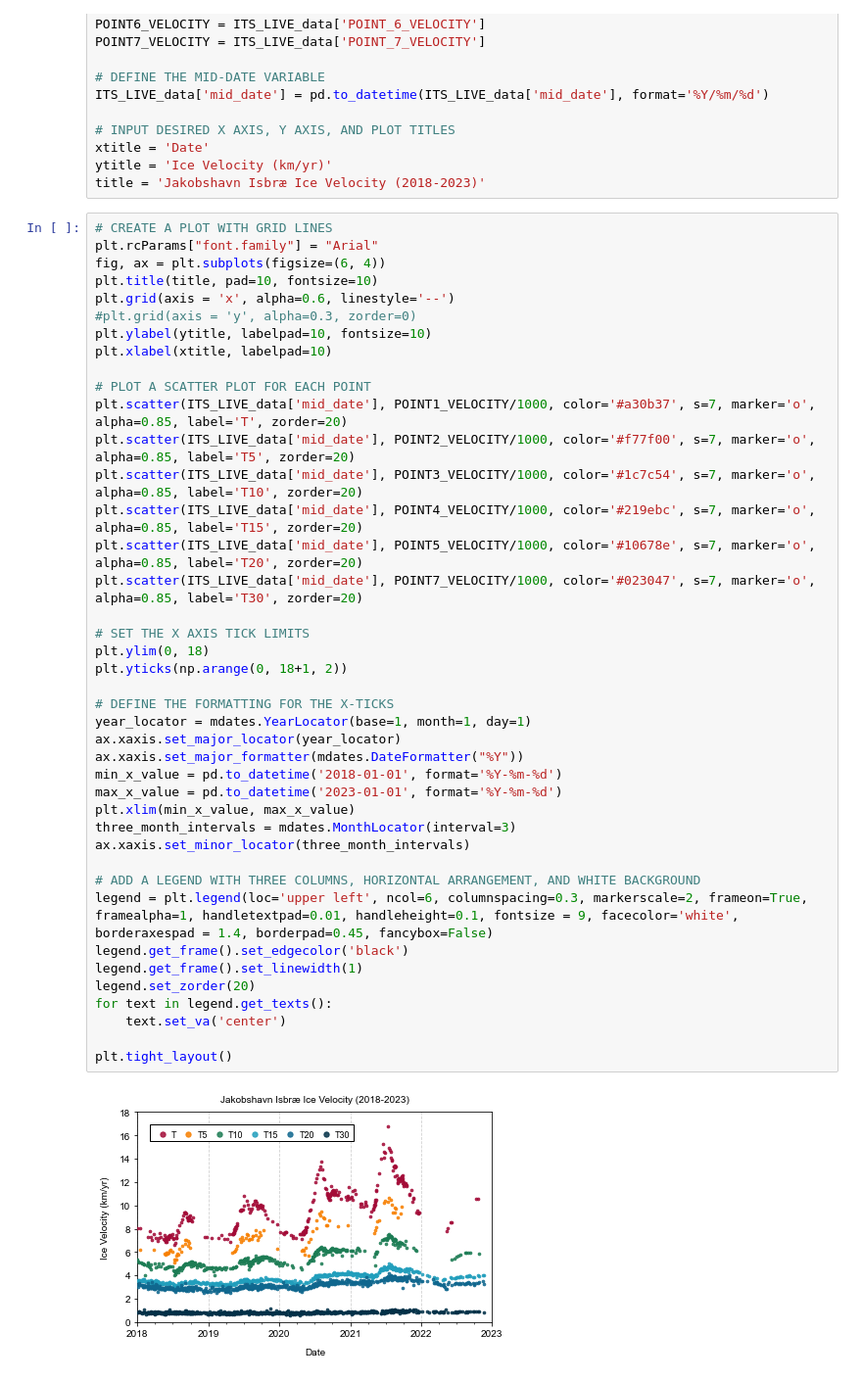
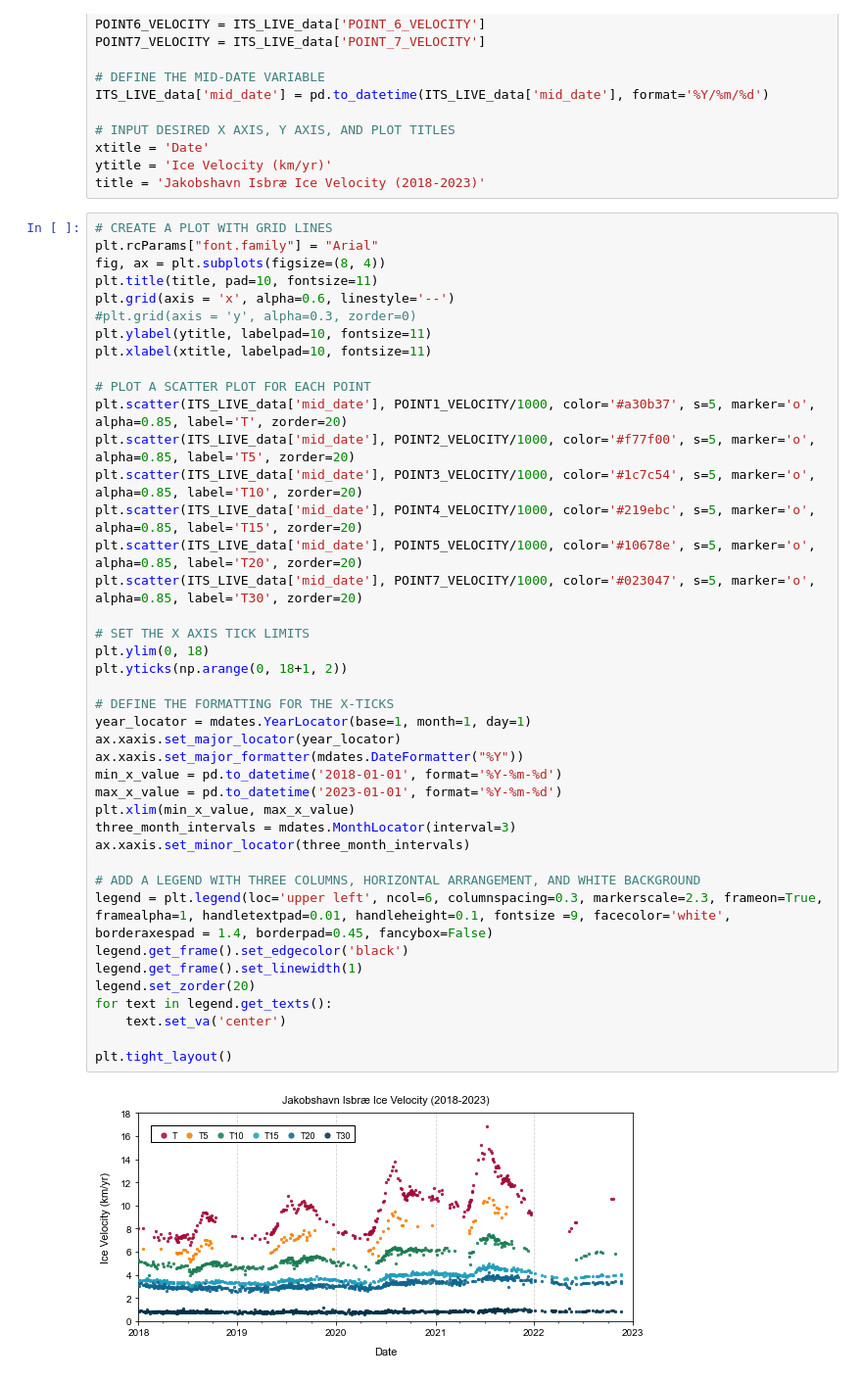
Before and after one commit to hannahpicton/jakobshavn_isbrae, a Jupyter notebook: ice_velocity_plot.ipynb, the cells around one changed output. Shown at 98% size. Cells and saved outputs as stored; diff of their text form.

Commit message:
updated ice velocity plot

```diff
--- a/ice_velocity_plot.ipynb
+++ b/ice_velocity_plot.ipynb
@@ -32,43 +32,43 @@ title = 'Jakobshavn Isbræ Ice Velocity (2018-2023)'
 # %%
 # CREATE A PLOT WITH GRID LINES
 plt.rcParams["font.family"] = "Arial"
-fig, ax = plt.subplots(figsize=(6, 4))
-plt.title(title, pad=10, fontsize=10)
+fig, ax = plt.subplots(figsize=(8, 4))
+plt.title(title, pad=10, fontsize=11)
 plt.grid(axis = 'x', alpha=0.6, linestyle='--')
 #plt.grid(axis = 'y', alpha=0.3, zorder=0)
-plt.ylabel(ytitle, labelpad=10, fontsize=10)
-plt.xlabel(xtitle, labelpad=10)
+plt.ylabel(ytitle, labelpad=10, fontsize=11)
+plt.xlabel(xtitle, labelpad=10, fontsize=11)
 
 # PLOT A SCATTER PLOT FOR EACH POINT
-plt.scatter(ITS_LIVE_data['mid_date'], POINT1_VELOCITY/1000, color='#a30b37', s=7, marker='o', alpha=0.85, label='T', zorder=20)
-plt.scatter(ITS_LIVE_data['mid_date'], POINT2_VELOCITY/1000, color='#f77f00', s=7, marker='o', alpha=0.85, label='T5', zorder=20)
-plt.scatter(ITS_LIVE_data['mid_date'], POINT3_VELOCITY/1000, color='#1c7c54', s=7, marker='o', alpha=0.85, label='T10', zorder=20)
-plt.scatter(ITS_LIVE_data['mid_date'], POINT4_VELOCITY/1000, color='#219ebc', s=7, marker='o', alpha=0.85, label='T15', zorder=20)
-plt.scatter(ITS_LIVE_data['mid_date'], POINT5_VELOCITY/1000, color='#10678e', s=7, marker='o', alpha=0.85, label='T20', zorder=20)
-plt.scatter(ITS_LIVE_data['mid_date'], POINT7_VELOCITY/1000, color='#023047', s=7, marker='o', alpha=0.85, label='T30', zorder=20)
+plt.scatter(ITS_LIVE_data['mid_date'], POINT1_VELOCITY/1000, color='#a30b37', s=5, marker='o', alpha=0.85, label='T', zorder=20)
+plt.scatter(ITS_LIVE_data['mid_date'], POINT2_VELOCITY/1000, color='#f77f00', s=5, marker='o', alpha=0.85, label='T5', zorder=20)
+plt.scatter(ITS_LIVE_data['mid_date'], POINT3_VELOCITY/1000, color='#1c7c54', s=5, marker='o', alpha=0.85, label='T10', zorder=20)
+plt.scatter(ITS_LIVE_data['mid_date'], POINT4_VELOCITY/1000, color='#219ebc', s=5, marker='o', alpha=0.85, label='T15', zorder=20)
+plt.scatter(ITS_LIVE_data['mid_date'], POINT5_VELOCITY/1000, color='#10678e', s=5, marker='o', alpha=0.85, label='T20', zorder=20)
+plt.scatter(ITS_LIVE_data['mid_date'], POINT7_VELOCITY/1000, color='#023047', s=5, marker='o', alpha=0.85, label='T30', zorder=20)
 
 # SET THE X AXIS TICK LIMITS
 plt.ylim(0, 18)
 plt.yticks(np.arange(0, 18+1, 2))
 
 # DEFINE THE FORMATTING FOR THE X-TICKS
 year_locator = mdates.YearLocator(base=1, month=1, day=1)
 ax.xaxis.set_major_locator(year_locator)
 ax.xaxis.set_major_formatter(mdates.DateFormatter("%Y"))
 min_x_value = pd.to_datetime('2018-01-01', format='%Y-%m-%d')
 max_x_value = pd.to_datetime('2023-01-01', format='%Y-%m-%d')
 plt.xlim(min_x_value, max_x_value)
 three_month_intervals = mdates.MonthLocator(interval=3)
 ax.xaxis.set_minor_locator(three_month_intervals)
 
 # ADD A LEGEND WITH THREE COLUMNS, HORIZONTAL ARRANGEMENT, AND WHITE BACKGROUND
-legend = plt.legend(loc='upper left', ncol=6, columnspacing=0.3, markerscale=2, frameon=True, framealpha=1, handletextpad=0.01, handleheight=0.1, fontsize = 9, facecolor='white', borderaxespad = 1.4, borderpad=0.45, fancybox=False)
+legend = plt.legend(loc='upper left', ncol=6, columnspacing=0.3, markerscale=2.3, frameon=True, framealpha=1, handletextpad=0.01, handleheight=0.1, fontsize =9, facecolor='white', borderaxespad = 1.4, borderpad=0.45, fancybox=False)
 legend.get_frame().set_edgecolor('black')
 legend.get_frame().set_linewidth(1)
 legend.set_zorder(20)
 for text in legend.get_texts():
     text.set_va('center')
 
 plt.tight_layout()
 # %% [output]
-[figure, old version]
+[figure, new version]
```
